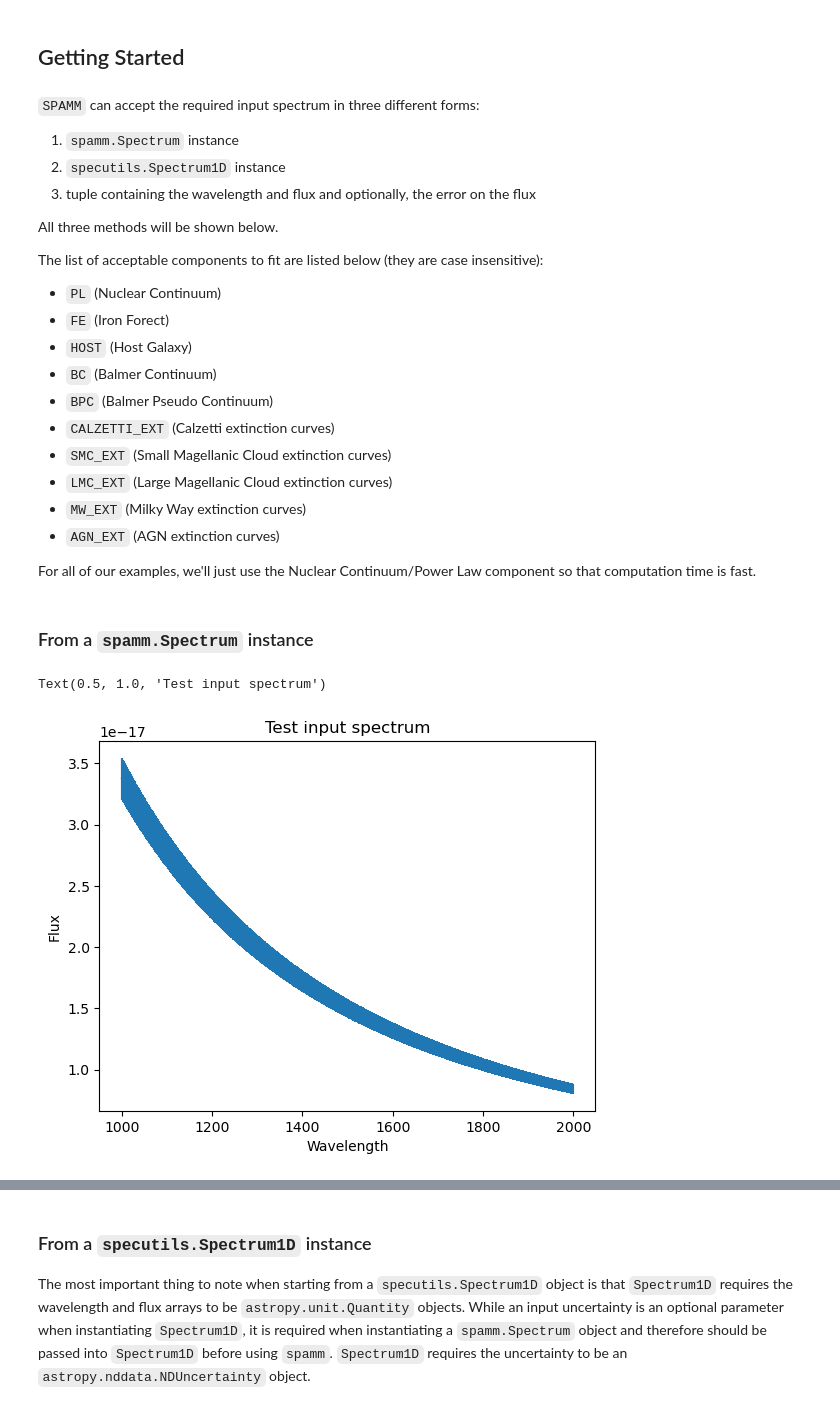
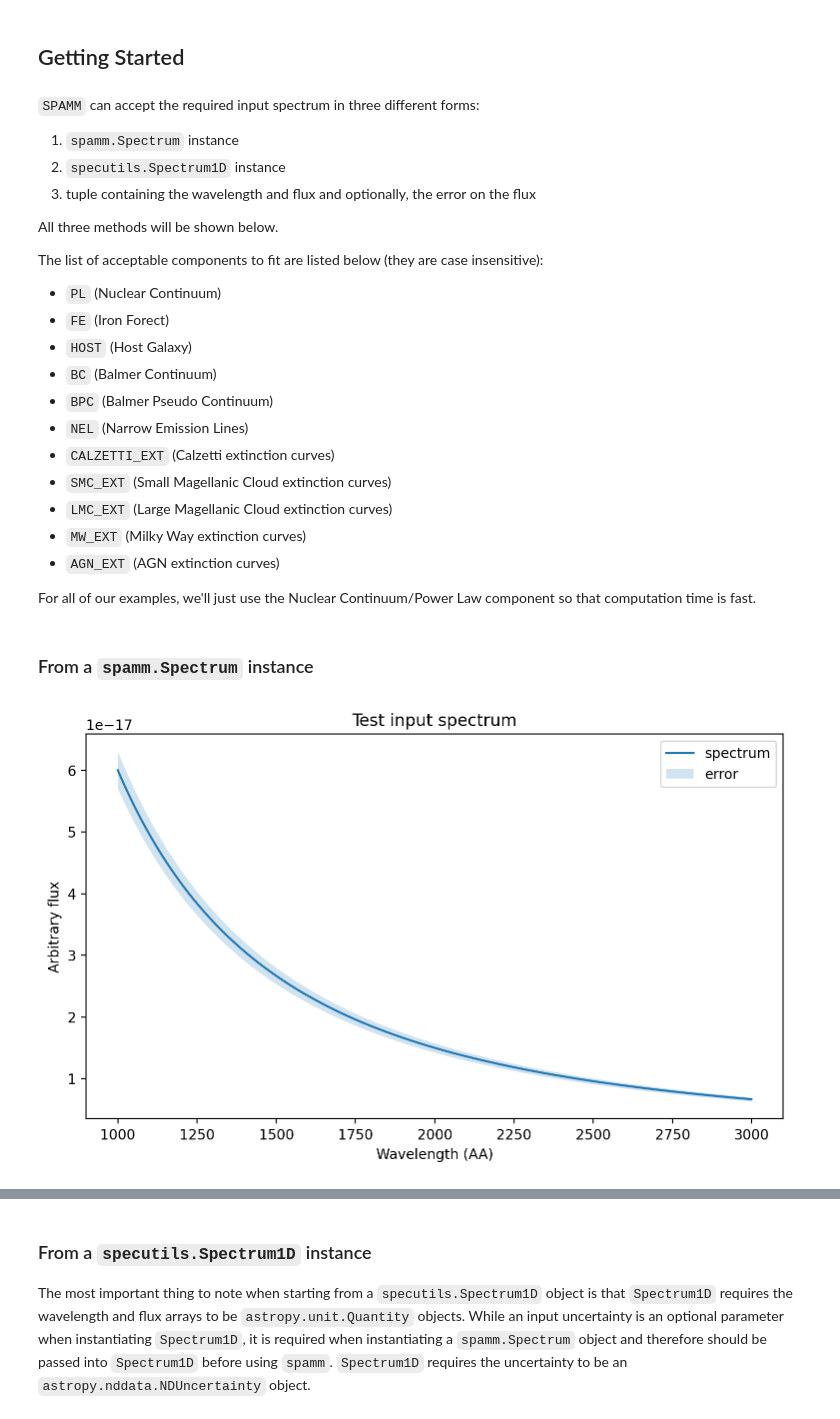
Before and after one commit to jotaylor/SPAMM, a Jupyter notebook: examples/spamm_example.ipynb, the cells around one changed output, grey strips where cells are left out. Drawn from its saved outputs; the diff is of its cells as text; code cells hidden in the pictures.

```diff
--- a/examples/spamm_example.ipynb
+++ b/examples/spamm_example.ipynb
@@ -22,6 +22,7 @@ The list of acceptable components to fit are listed below (they are case insensi
 - `HOST` (Host Galaxy)
 - `BC` (Balmer Continuum)
 - `BPC` (Balmer Pseudo Continuum)
+- `NEL` (Narrow Emission Lines)
 - `CALZETTI_EXT` (Calzetti extinction curves)
 - `SMC_EXT` (Small Magellanic Cloud extinction curves)
 - `LMC_EXT` (Large Magellanic Cloud extinction curves)
@@ -43,11 +45,13 @@ from spamm.run_spamm import spamm
 from spamm.Spectrum import Spectrum
 # %%
 # Define the unit-less wavelength and flux
-wavelength = np.arange(1000, 2000)
+wavelength = np.arange(1000., 3000.)
 
 # Just generate a simple sample power law for a spectrum
-pl = PowerLaw1D(amplitude=1.5e-17, x_0=1500, alpha=2.0)
-flux = pl(wavelength)
+def powerlaw(x, amplitude=1.5e-17, x_0=2000., alpha=2.0):
+    return amplitude*(x/x_0)**(-alpha)
+
+flux = powerlaw(wavelength)
 
 # Make the error 5% of the flux array
 flux_error = flux * 0.05
@@ -56,13 +60,16 @@ flux_error = flux * 0.05
 # they will be retrieved from the parameters.yaml file.
 inspectrum = Spectrum(spectral_axis=wavelength, flux=flux, flux_error=flux_error,
                       spectral_axis_unit=u.AA, flux_unit=u.Unit('erg cm-2 s-1 AA-1'))
-# %%
-plt.errorbar(wavelength, flux, flux_error)
-plt.xlabel("Wavelength")
-plt.ylabel("Flux")
-plt.title("Test input spectrum")
-# %% [output]
-Text(0.5, 1.0, 'Test input spectrum')
-[figure, removed]
+# %%
+fig = plt.figure(figsize=(9,5))
+plt.plot(wavelength, flux, label='spectrum')
+plt.fill_between(wavelength, flux - flux_error, flux + flux_error, color='C0', alpha=0.2, lw=0, label='error')
+
+plt.xlabel("Wavelength (AA)")
+plt.ylabel("Arbitrary flux")
+plt.title("Test input spectrum")
+plt.legend();
+# %% [output]
+[figure, added]
 # %%
 # Let's fit only the Nuclear Continuum component.
```
Also changed, not shown: parts of 27 cells of this notebook, 5 other files.
